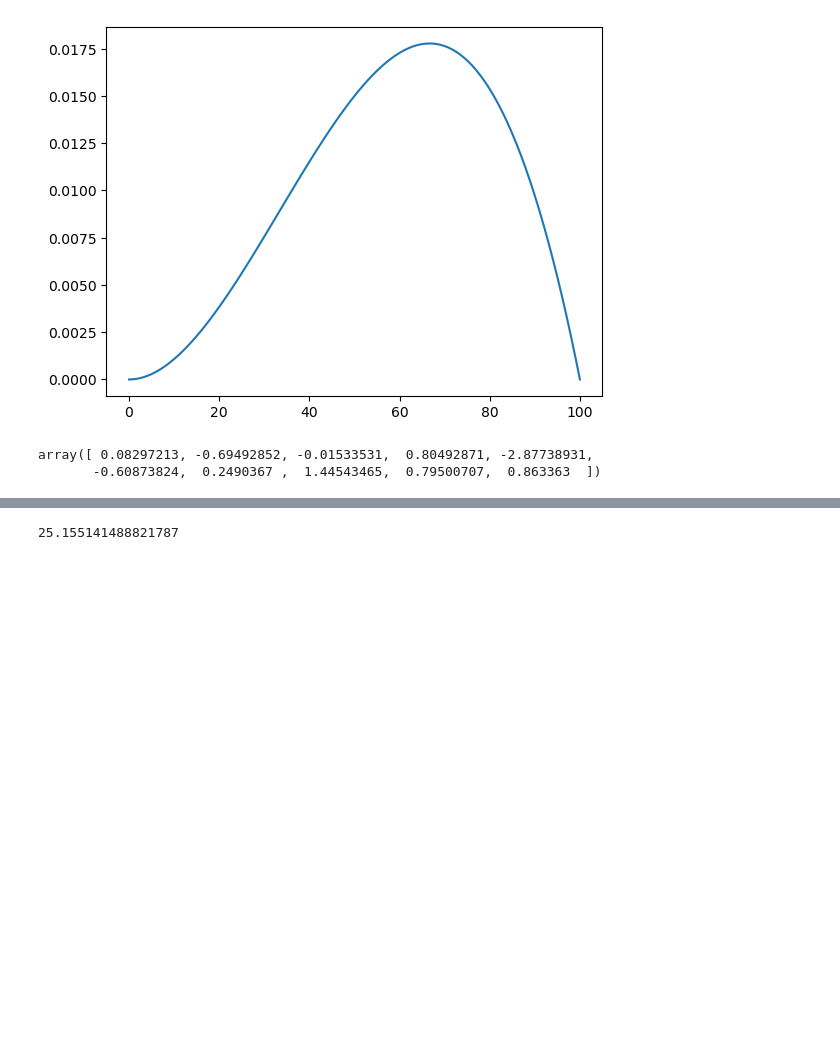
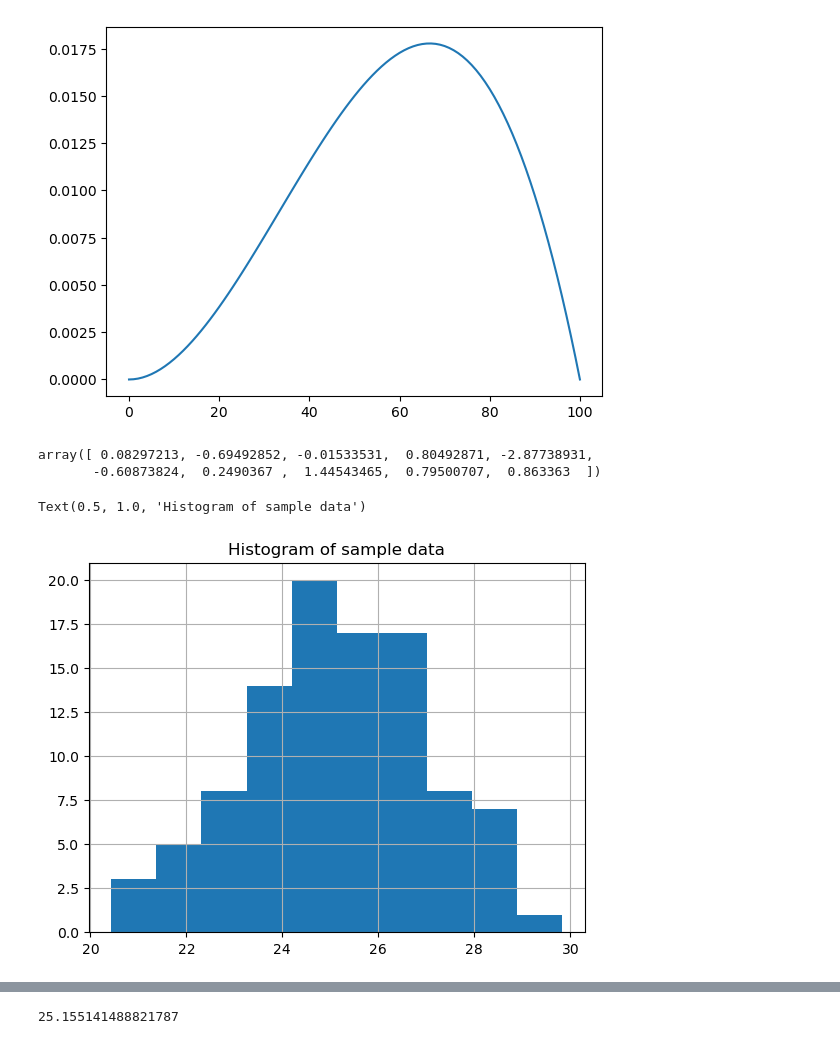
Before and after one commit to SHlee-TDA/Statistics, a Jupyter notebook: Bayseian/bayes_statistics.ipynb, the cells around one changed output, grey strips where cells are left out. Drawn from its saved outputs; the diff is of its cells as text; code cells hidden in the pictures; blank space fills up the shorter version.

```diff
--- a/Bayseian/bayes_statistics.ipynb
+++ b/Bayseian/bayes_statistics.ipynb
@@ -304,5 +304,11 @@ data = data_dist.rvs(size = 100)
 mu = np.mean(data)
 tau = np.std(data, ddof = 1)
 prior = norm(loc = mu, scale = tau)
+# %%
+pd.Series(data).hist()
+plt.title('Histogram of sample data')
+# %% [output]
+Text(0.5, 1.0, 'Histogram of sample data')
+[figure, added]
 # %%
 plt.plot(x,prior.pdf(x = x))
```
Also changed, not shown: parts of 3 cells of this notebook.
